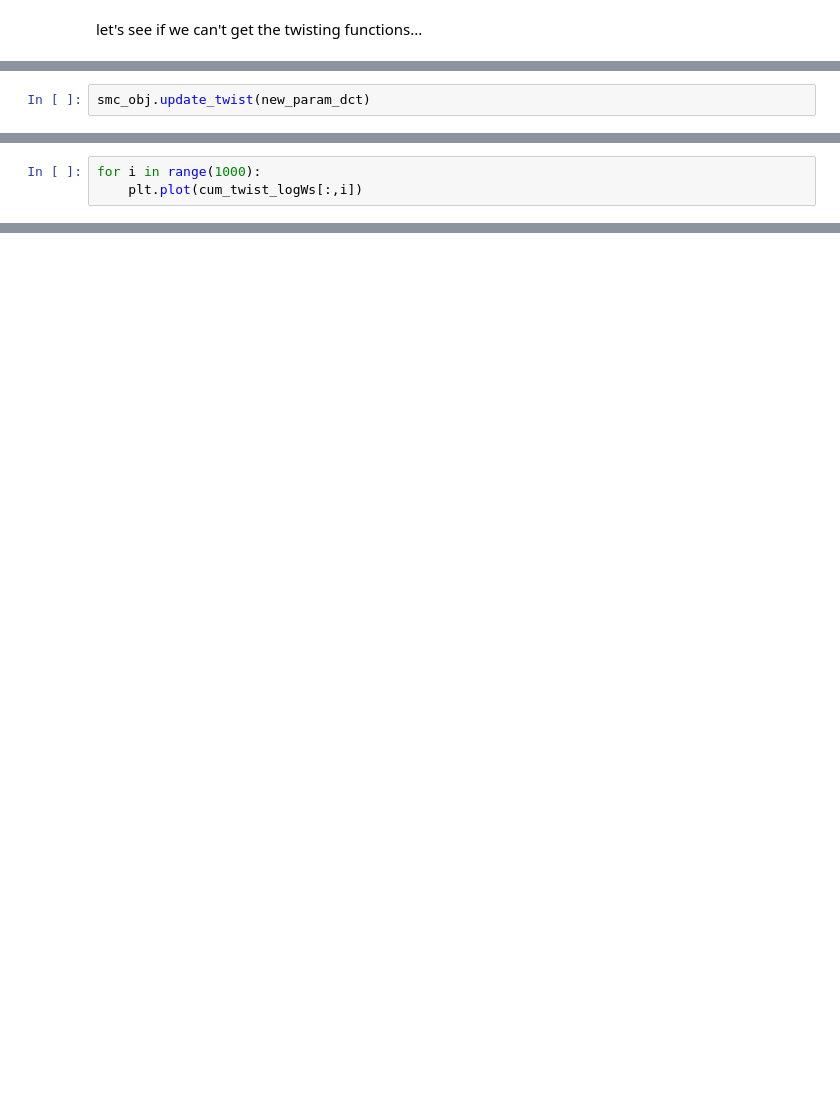
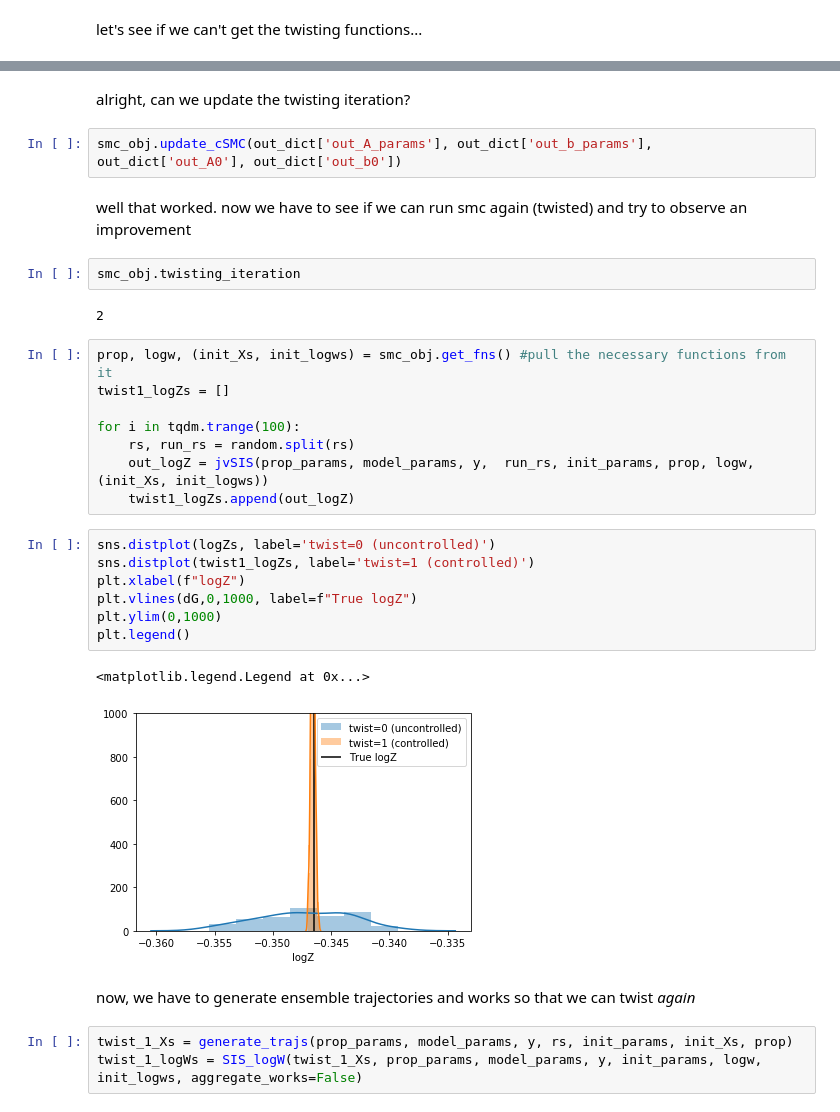
Before and after one commit to dominicrufa/melange, a Jupyter notebook: melange/notebooks/csmc.ipynb, the cells around one changed output, grey strips where cells are left out. Saved outputs shown, nothing was run; the diff lists cells and outputs as text; blank space fills up the shorter version.

Commit message:
updating csmc and notebook with twists

```diff
--- a/melange/notebooks/csmc.ipynb
+++ b/melange/notebooks/csmc.ipynb
@@ -583,2 +113,0 @@ DeviceArray([[4.5078994e+03, 3.9918843e+03, 3.5360549e+03, ...,
-# %%
-smc_obj.update_twist(new_param_dct)
@@ -613,3 +113,0 @@ cum_twist_logWs = jnp.cumsum(twisted_logWs, axis=0)
-# %%
-for i in range(1000):
-    plt.plot(cum_twist_logWs[:,i])
@@ -724,0 +114,33 @@ a + (3,)
+# %% [markdown]
+alright, can we update the twisting iteration?
+# %%
+smc_obj.update_cSMC(out_dict['out_A_params'], out_dict['out_b_params'], out_dict['out_A0'], out_dict['out_b0'])
+# %% [markdown]
+well that worked. now we have to see if we can run smc again (twisted) and try to observe an improvement
+# %%
+smc_obj.twisting_iteration
+# %% [output]
+2
+# %%
+prop, logw, (init_Xs, init_logws) = smc_obj.get_fns() #pull the necessary functions from it
+twist1_logZs = []
+
+for i in tqdm.trange(100):
+    rs, run_rs = random.split(rs)
+    out_logZ = jvSIS(prop_params, model_params, y,  run_rs, init_params, prop, logw, (init_Xs, init_logws))
+    twist1_logZs.append(out_logZ)
+# %%
+sns.distplot(logZs, label='twist=0 (uncontrolled)')
+sns.distplot(twist1_logZs, label='twist=1 (controlled)')
+plt.xlabel(f"logZ")
+plt.vlines(dG,0,1000, label=f"True logZ")
+plt.ylim(0,1000)
+plt.legend()
+# %% [output]
+<matplotlib.legend.Legend at 0x...>
+[figure, added]
+# %% [markdown]
+now, we have to generate ensemble trajectories and works so that we can twist _again_
+# %%
+twist_1_Xs = generate_trajs(prop_params, model_params, y, rs, init_params, init_Xs, prop)
+twist_1_logWs = SIS_logW(twist_1_Xs, prop_params, model_params, y, init_params, logw, init_logws, aggregate_works=False)
```
Also changed, not shown: parts of 85 cells of this notebook, 1 other file.
